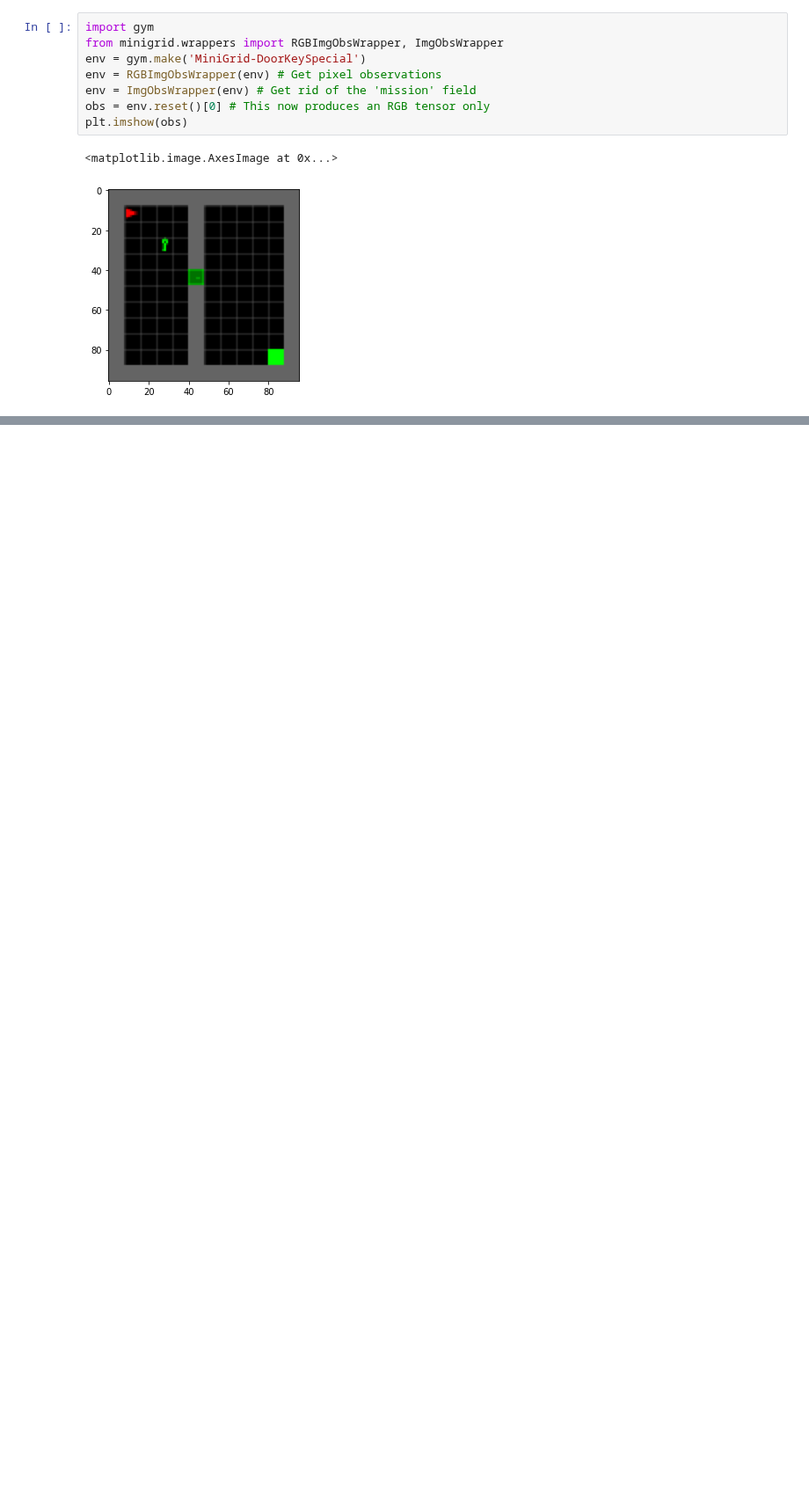
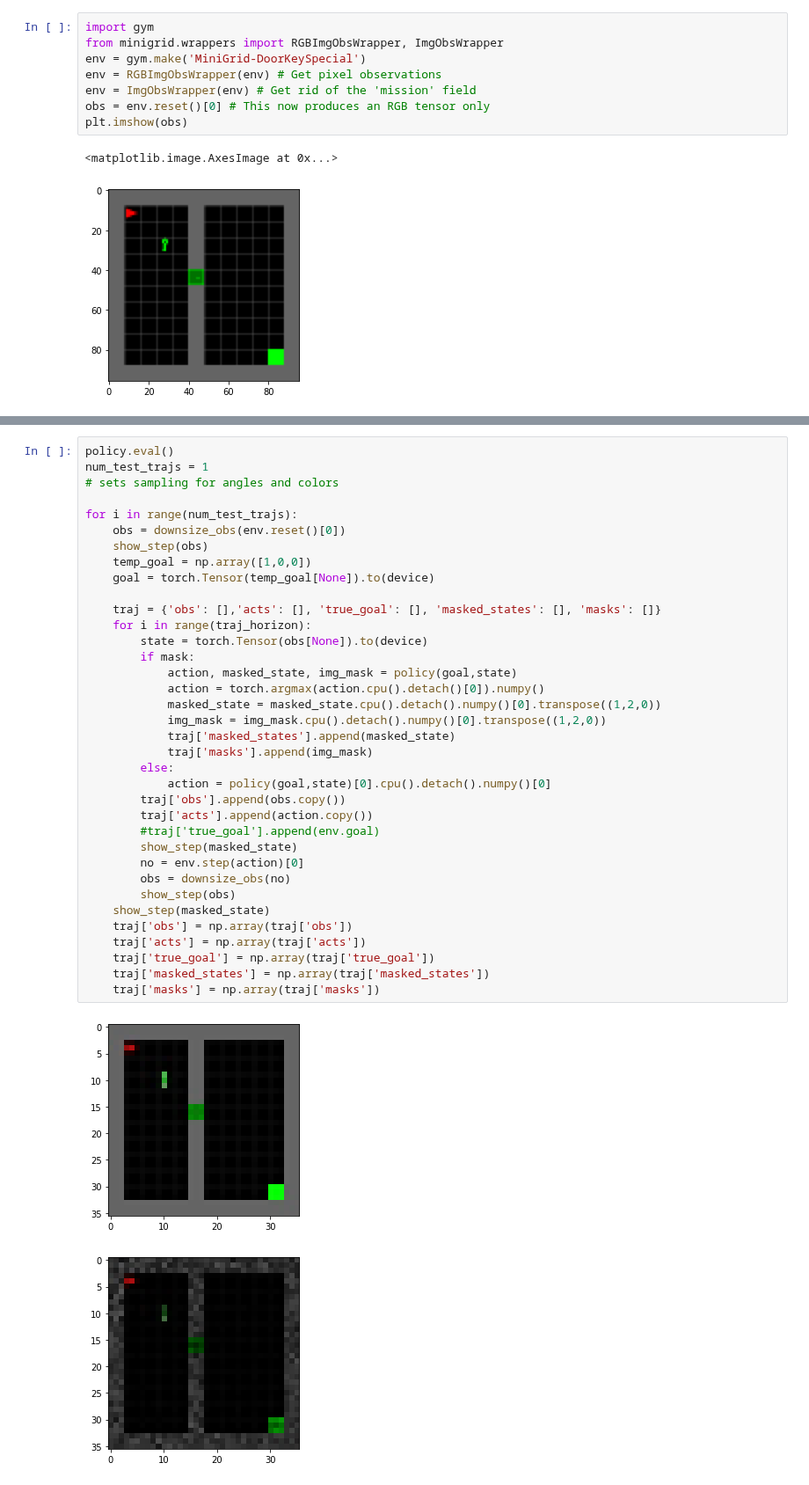
Before and after one commit to andipeng/counterfactual-adaptation, a Jupyter notebook: minigrid.ipynb, the cells around one changed output, grey strips where cells are left out. Shown at 88% size. Cells and saved outputs as stored; diff of their text form; blank space fills up the shorter version.

```diff
--- a/minigrid.ipynb
+++ b/minigrid.ipynb
@@ -198,0 +349,39 @@ def gen_trajs(env, num_trajs=1, key_location=[0,1], door_location=[0,1], colors=
+# %%
+policy.eval()
+num_test_trajs = 1
+# sets sampling for angles and colors
+
+for i in range(num_test_trajs):
+    obs = downsize_obs(env.reset()[0])
+    show_step(obs)
+    temp_goal = np.array([1,0,0])
+    goal = torch.Tensor(temp_goal[None]).to(device)
+
+    traj = {'obs': [],'acts': [], 'true_goal': [], 'masked_states': [], 'masks': []}
+    for i in range(traj_horizon):
+        state = torch.Tensor(obs[None]).to(device)
+        if mask:
+            action, masked_state, img_mask = policy(goal,state)
+            action = torch.argmax(action.cpu().detach()[0]).numpy()
+            masked_state = masked_state.cpu().detach().numpy()[0].transpose((1,2,0))
+            img_mask = img_mask.cpu().detach().numpy()[0].transpose((1,2,0))
+            traj['masked_states'].append(masked_state)
+            traj['masks'].append(img_mask)
+        else:
+            action = policy(goal,state)[0].cpu().detach().numpy()[0]
+        traj['obs'].append(obs.copy())
+        traj['acts'].append(action.copy())
+        #traj['true_goal'].append(env.goal)
+        show_step(masked_state)
+        no = env.step(action)[0]
+        obs = downsize_obs(no)
+        show_step(obs)
+    show_step(masked_state)
+    traj['obs'] = np.array(traj['obs'])
+    traj['acts'] = np.array(traj['acts'])
+    traj['true_goal'] = np.array(traj['true_goal'])
+    traj['masked_states'] = np.array(traj['masked_states'])
+    traj['masks'] = np.array(traj['masks'])
+# %% [output]
+[figure, added]
+[figure, added]
```
Also changed, not shown: parts of 11 cells of this notebook, 3 other files.
